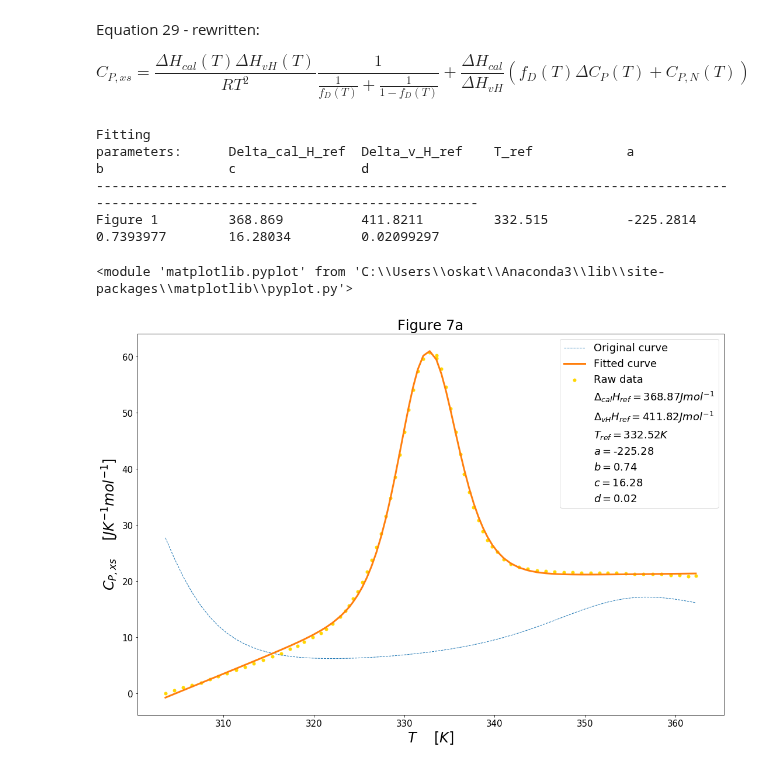
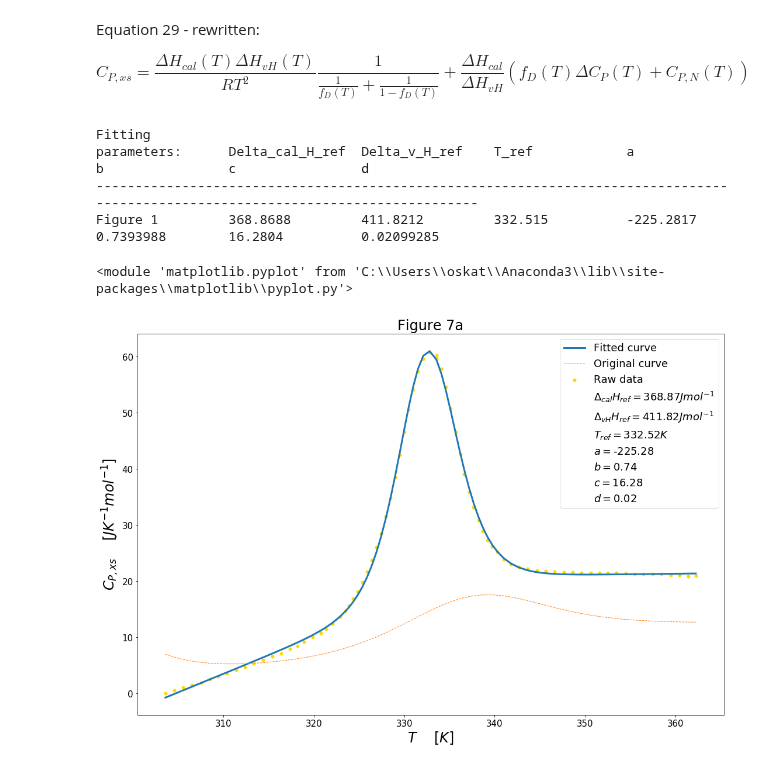
Before and after one commit to KiraSensei13/MNT_ITESM_courses, a Jupyter notebook: 2.2.ThermodynamicsOfMaterials/classActivity02/Figure7a.ipynb, the cells around one changed output. Drawn from its saved outputs; the diff is of its cells as text; code cells hidden in the pictures.

```diff
--- a/2.2.ThermodynamicsOfMaterials/classActivity02/Figure7a.ipynb
+++ b/2.2.ThermodynamicsOfMaterials/classActivity02/Figure7a.ipynb
@@ -148,7 +148,7 @@ def T_ref_(T, C):
     maxC = max(C);
     for i in range(len(C)):
         if C[i] == maxC:
-            return int(T[i]+20);
+            return int(T[i]+2);
 # %%
 # reasonable initial guesses for EOS parameters
 Delta_H_cal_ref = 150
@@ -185,35 +185,37 @@ print(tmplt_str_s.format('Figure 1', *results[0], 0));
 Fitting
 parameters:      Delta_cal_H_ref  Delta_v_H_ref    T_ref            a                b                c                d
 ----------------------------------------------------------------------------------------------------------------------------------
-Figure 1         368.869          411.8211         332.515          -225.2814        0.7393977        16.28034         0.02099297
+Figure 1         368.8688         411.8212         332.515          -225.2817        0.7393988        16.2804          0.02099285
 # %%
 # PLOT FIG 1
 scale = 6;
-plt.subplots(figsize=(3*scale, 2*scale));
+fig, ax = plt.subplots(figsize=(3*scale, 2*scale));
 
 # Plot
-plt.plot(T_7a, C_prev_7a, '--', linewidth=1, label='Original curve')
 plt.plot(T_7a, C_fit_7a, '-', linewidth=3, label='Fitted curve')
 plt.scatter(T_7a, C_7a, s=25, color='gold', label='Raw data');
+
+ax.set(autoscale_on=False)
+plt.plot(T_7a, C_prev_7a, '--', linewidth=1, label='Original curve')
 
 # Print fitting parameters as plot legends
 x = T_7a[0]
 y = C_7a[0]
 plt.scatter(x, y, s=0, label=r'$\Delta_{cal} H_{ref} = $' + str(round(Delta_cal_H_ref_7a, 2)) + r'$J {mol}^{-1}$')
 plt.scatter(x, y, s=0, label=r'$\Delta_{vH} H_{ref} = $' + str(round(Delta_v_H_ref_7a, 2)) + r'$J {mol}^{-1}$')
 plt.scatter(x, y, s=0, label=r'$T_{ref} = $' + str(round(T_ref_7a, 2)) + r'$K$')
 plt.scatter(x, y, s=0, label=r'$a = $' + str(round(a_7a, 2)))
 plt.scatter(x, y, s=0, label=r'$b = $' + str(round(b_7a, 2)))
 plt.scatter(x, y, s=0, label=r'$c = $' + str(round(c_7a, 2)))
 plt.scatter(x, y, s=0, label=r'$d = $' + str(round(d_7a, 2)))
 
 # Display plots
 plt.yscale('linear');
 plt.xlabel(r'$T$' + '    ' + r'$[K]$', fontsize=24);
 plt.ylabel(r'$C_{P,xs}$' + '    ' + r'$[J K^{-1} mol^{-1}]$', fontsize=24);
 plt.title('Figure 7a', size=24);
 plt.legend(prop={'size': 18});
 display(plt);
 # %% [output]
 <module 'matplotlib.pyplot' from 'C:\\Users\\oskat\\Anaconda3\\lib\\site-packages\\matplotlib\\pyplot.py'>
-[figure, old version]
+[figure, new version]
```
